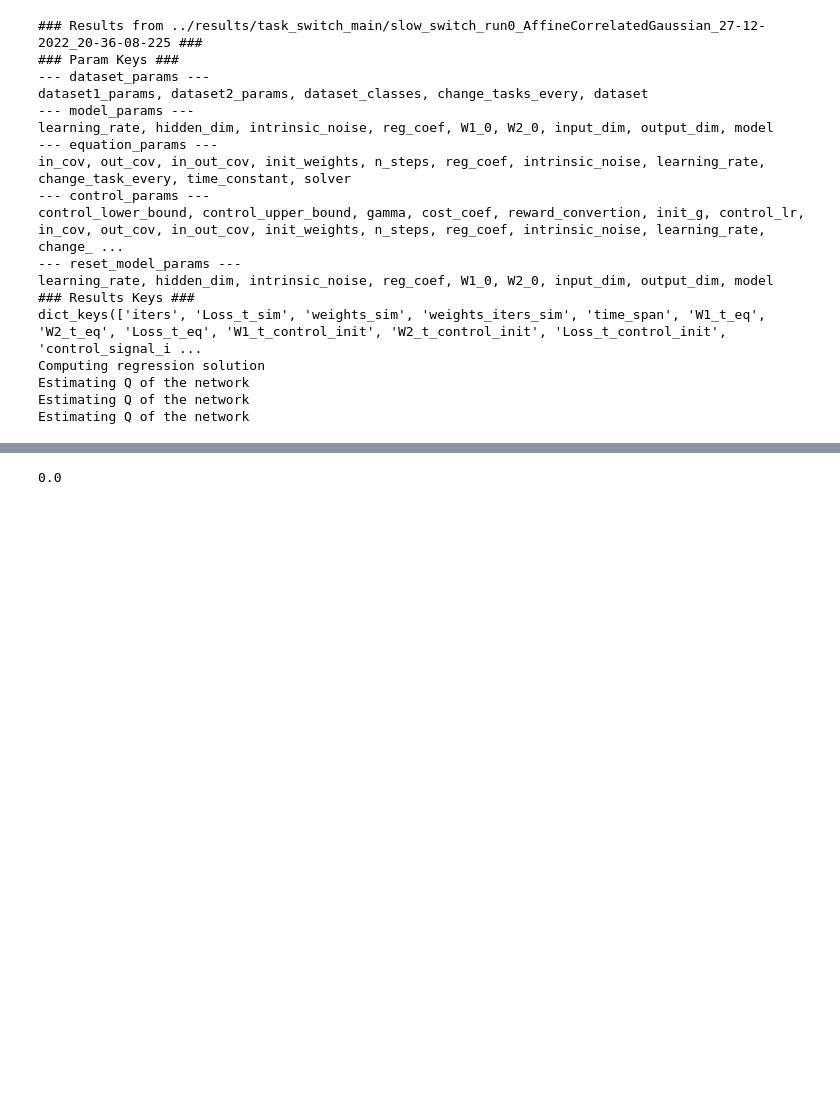
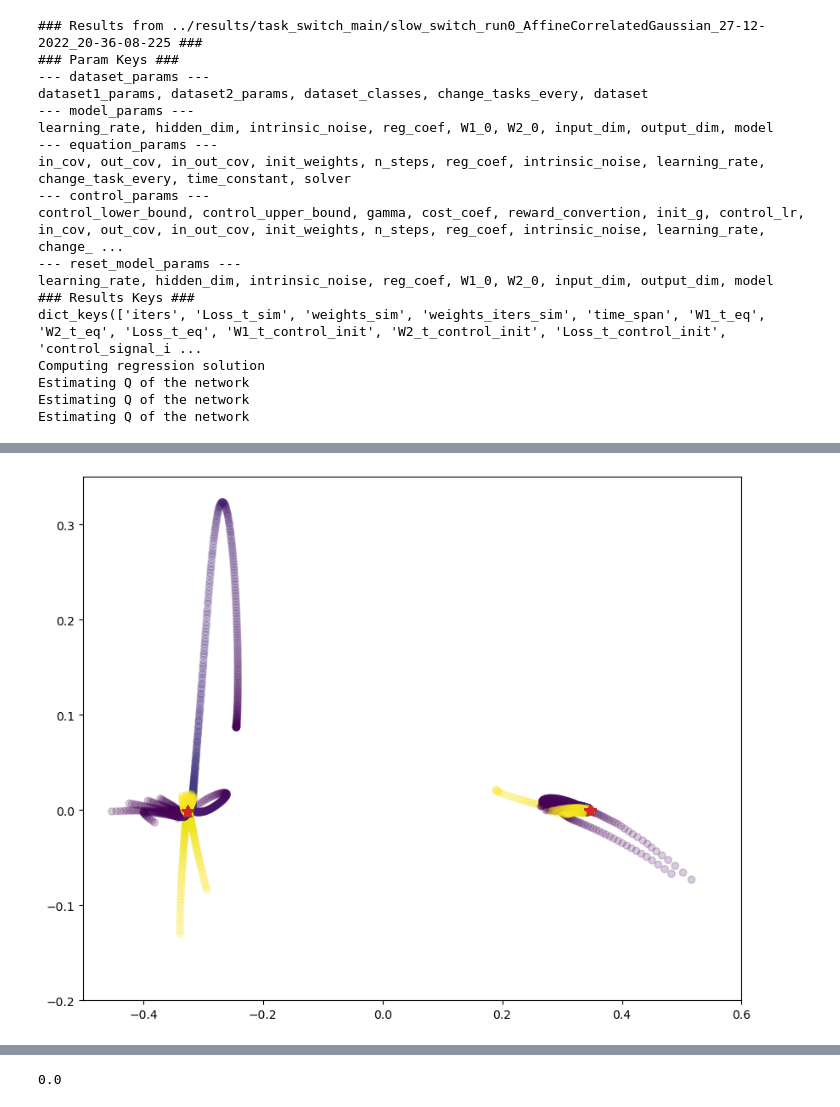
Before and after one commit to rodrigcd/neuromod, a Jupyter notebook: notebooks/plotting_Q.ipynb, the cells around one changed output, grey strips where cells are left out. Saved outputs shown, nothing was run; the diff lists cells and outputs as text; code cells hidden in the pictures; blank space fills up the shorter version.

```diff
--- a/notebooks/plotting_Q.ipynb
+++ b/notebooks/plotting_Q.ipynb
@@ -34,0 +146,13 @@ Estimating Q of the network
+# %%
+proj_control_fp = pca_fp.transform(flatten_control_fp)
+# %%
+switch_time_interval = qa.change_tasks_every
+split_indexes = np.arange(1, 15)*switch_time_interval
+normalized_switch_time = np.arange(switch_time_interval)/switch_time_interval
+# %%
+colors = cm.viridis(np.linspace(0, 1, switch_time_interval))
+# %%
+project_split = np.split(proj_control_fp, split_indexes)
+len(project_split)
+for s in project_split:
+    print(s.shape)
@@ -34,0 +175,11 @@ Estimating Q of the network
+# %%
+f, ax = plt.subplots(1, 1, figsize=(10, 8))
+last_n_steps = 100
+for i, split in enumerate(project_split[:-1]):
+    ax.scatter(split[:, 0], split[:, 1], marker="o", c=colors[:split.shape[0]], cmap=cm.viridis, label="control", alpha=0.2)
+    ax.scatter(proj_base_fp[:, 0], proj_base_fp[:, 1], marker="*", c="C3", s=100, label="baseline")
+    ax.set_ylim([-0.2, 0.35])
+    ax.set_xlim([-0.5, 0.6])
+plt.show()
+# %% [output]
+[figure, added]
```
Also changed, not shown: parts of 21 cells of this notebook, 7 other files.
